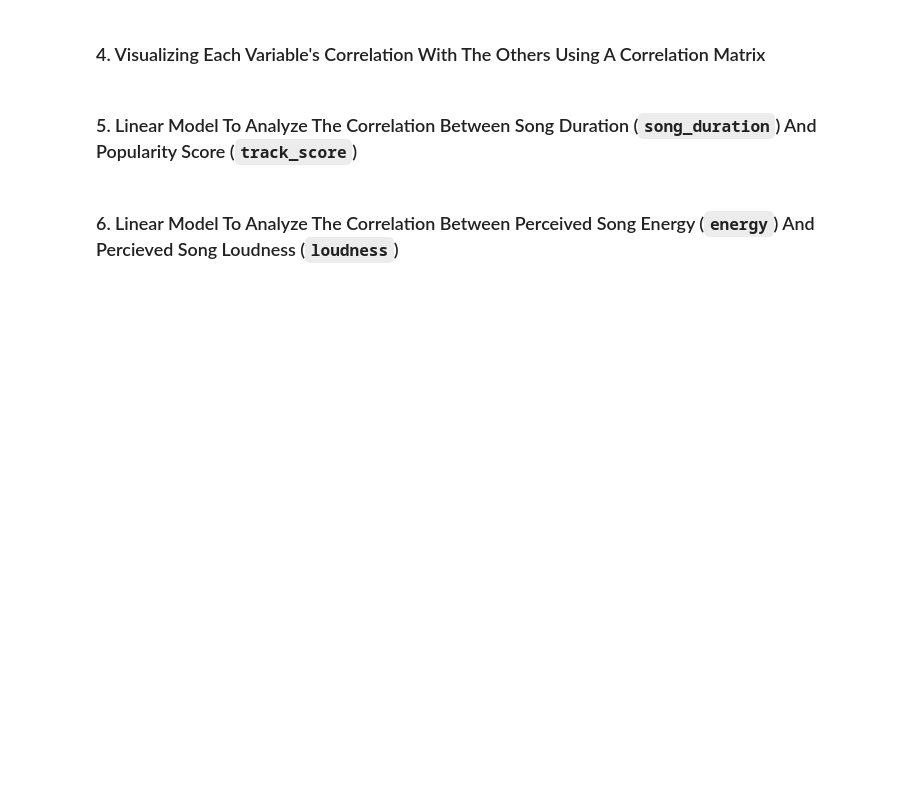
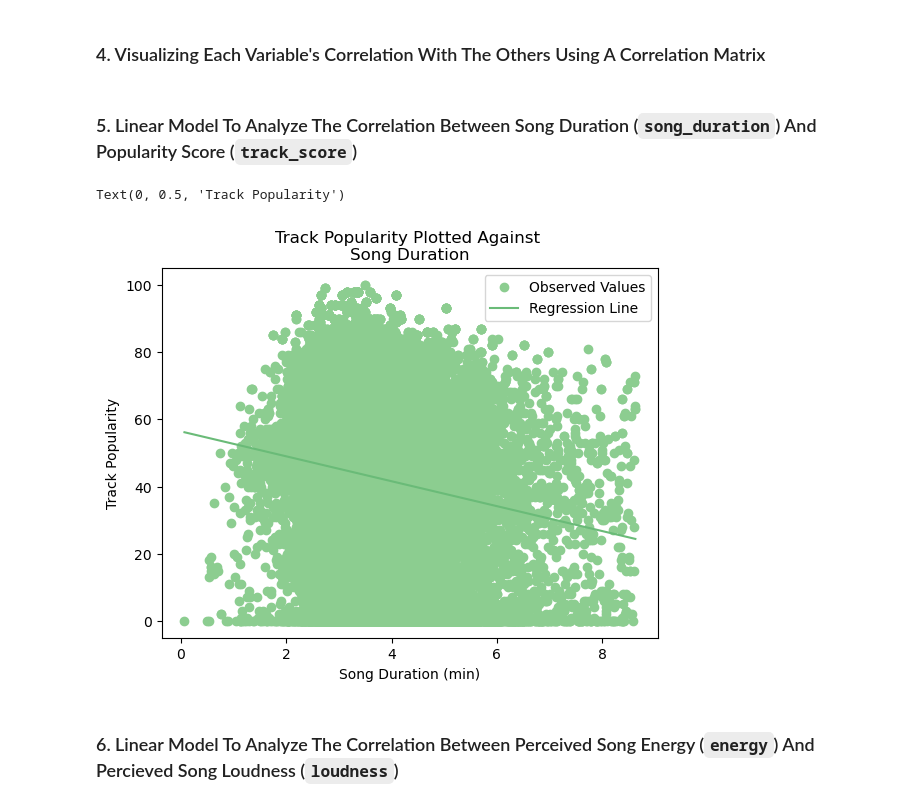
Before and after one commit to syan-robotics/STA4243-FinalTeamProject, a Jupyter notebook: final-report.ipynb, the cells around one changed output. Cells and saved outputs as stored; diff of their text form; code cells hidden in the pictures; blank space fills up the shorter version.

```diff
--- a/final-report.ipynb
+++ b/final-report.ipynb
@@ -23,0 +22,5 @@ Contributors:
+# %%
+# import pandas and set up dataframe
+import pandas as pd
+data = pd.read_csv('spotify_songs.csv')
+data.head()
@@ -39,0 +135,28 @@ Contributors:
+# %%
+# get predicted y-values for all x instead of only the test subset, to match the length when plotting against all
+pred_y_dur_pop = model_dur_pop.predict(X)
+
+# create dataframe for plot
+plot_df = pd.DataFrame({"Duration (min)": X['duration_min'],
+                        "Actual Popularity": y,
+                        "Predicted Popularity": pred_y_dur_pop})
+
+import seaborn as sns
+sns.set_palette('Greens_d')
+
+# Create scatter plot for observed data points
+ax = plot_df.plot(x='Duration (min)', y='Actual Popularity', style='o', label='Observed Values')
+
+# Create line plot for the fitted line
+plot_df.sort_values('Duration (min)', inplace=True)
+plot_df.plot(x='Duration (min)', y='Predicted Popularity', kind='line', ax=ax, label='Regression Line')
+#plt.ylim(-0.125, 1)
+#plt.xlim(-30, 0)
+
+# Add titles and labels
+ax.set_title('Track Popularity Plotted Against \nSong Duration')
+ax.set_xlabel('Song Duration (min)')
+ax.set_ylabel('Track Popularity')
+# %% [output]
+Text(0, 0.5, 'Track Popularity')
+[figure, added]
```
Also changed, not shown: parts of 19 cells of this notebook.
